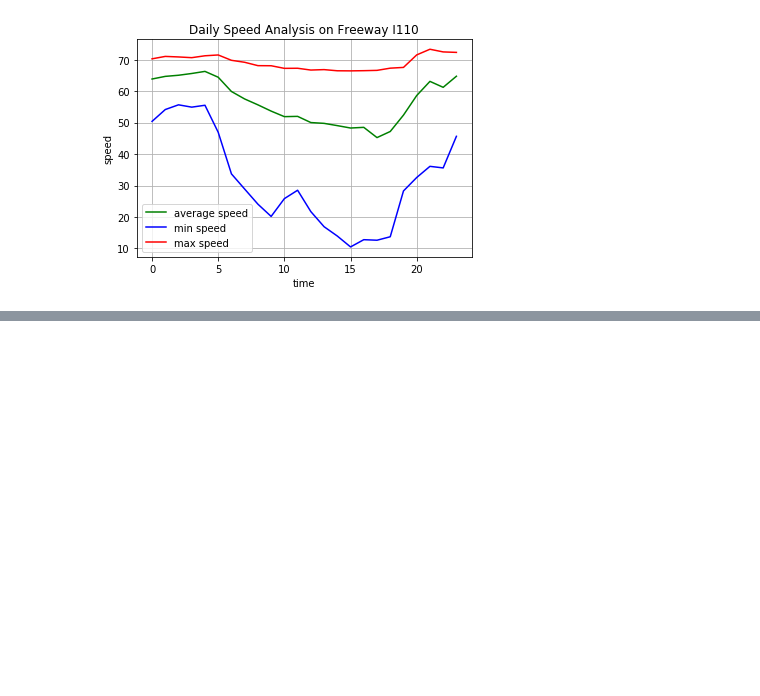
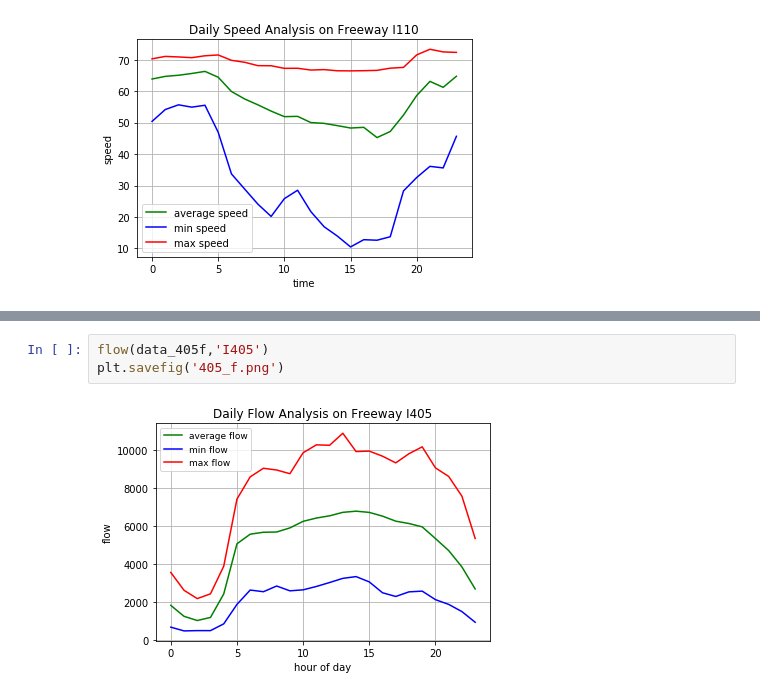
Before and after one commit to bananannn/ECE-143-Group-2, a Jupyter notebook: Freeway.ipynb, the cells around one changed output, grey strips where cells are left out. Drawn from its saved outputs; the diff is of its cells as text; blank space fills up the shorter version.

```diff
--- a/Freeway.ipynb
+++ b/Freeway.ipynb
@@ -211,0 +112,5 @@ flow(data_10f,'I10 (District 7)')
+# %%
+flow(data_405f,'I405')
+plt.savefig('405_f.png')
+# %% [output]
+[figure, added]
```
Also changed, not shown: parts of 23 cells of this notebook.
